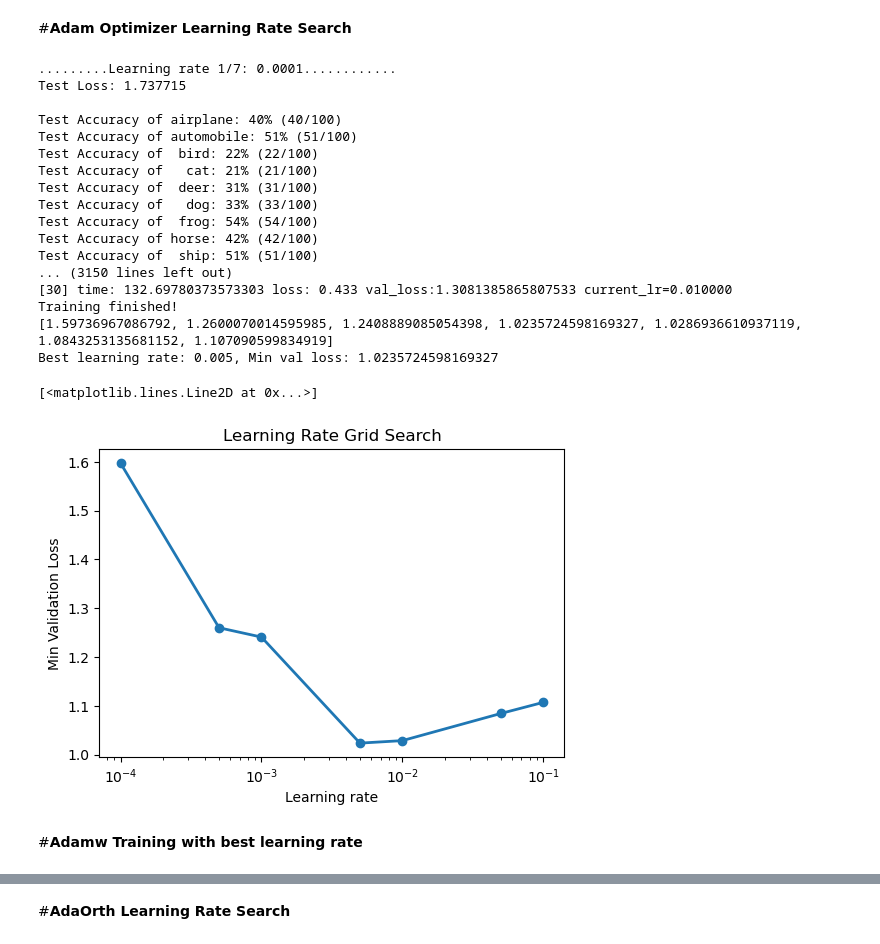
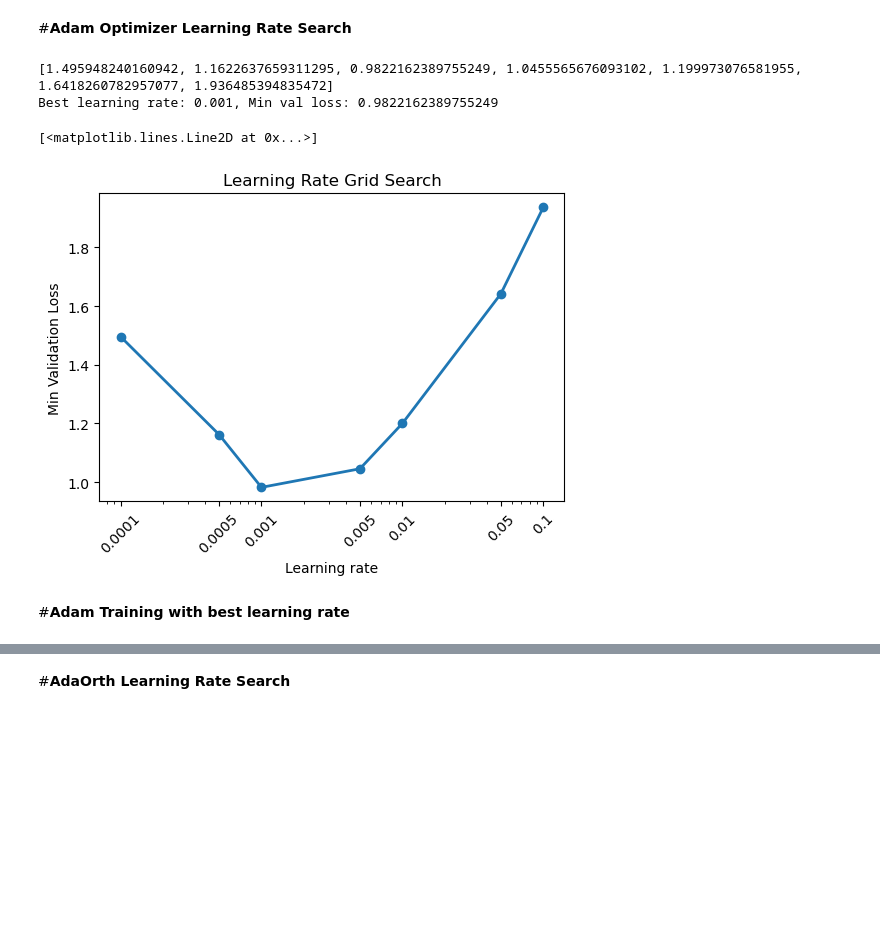
Before and after one commit to RayCyder/Intro, a Jupyter notebook: ResNet_Implementation_on_CIFAR10_2.ipynb, the cells around one changed output, grey strips where cells are left out. Saved outputs shown, nothing was run; the diff lists cells and outputs as text; code cells hidden in the pictures; blank space fills up the shorter version.

```diff
--- a/ResNet_Implementation_on_CIFAR10_2.ipynb
+++ b/ResNet_Implementation_on_CIFAR10_2.ipynb
@@ -681,7 +719,7 @@ learning_rates = [1e-4, 5e-4, 1e-3, 5e-3, 1e-2, 5e-2, 1e-1]
 #42
 result_mvr2 = [1.662683129310608, 1.5963122844696045, 1.4677045345306396,
            1.3441717624664307, 1.3620641231536865, 1.5036698579788208, 1.4877097606658936]
-epochs = 30
+epochs = 100
 def grids_search_val(get_optimizer):
   result = []
   for ii, learning_rate in enumerate(learning_rates):
@@ -696,8 +734,13 @@ def muonmvr2_optimizer(model,learning_rate):
   optimizer.initialize_optimizer(learning_rate)
   return optimizer
 #4242
+#on val
 result_mvr2 = [1.5750100761651993, 1.268349602818489, 1.1231343746185303,
           1.0403755232691765, 1.0844867303967476, 1.323870301246643, 1.095424696803093]
+#on test
+# result_mvr2 = [1.5052119940519333, 1.2015319392085075, 1.0384493470191956,
+#                1.053267389535904, 1.0702569410204887, 1.2238388806581497, 1.1795140504837036]
+
 
 if not result_mvr2:
   result_mvr2 = grids_search_val(muonmvr2_optimizer)
@@ -730,6 +774,7 @@ Best learning rate: 0.005, Min val loss: 1.0403755232691765
 # %% [markdown]
 #**training Model with MuonMVR2 using best learning rate**
 # %%
+learning_rate = 0.05 #from paper
 model_mvr2 = initialize_model(device)
-losses_mvr2,losses_mvr2_val, mvr2_acc, mvr2_time_cost = train_with_mvr2_once(model_mvr2,criterion,train_loader,val_loader,learning_rate,epochs)
+losses_mvr2,losses_mvr2_val, mvr2_acc, mvr2_time_cost = train_with_mvr2_once(model_mvr2,criterion,train_loader,test_loader,learning_rate,epochs)
 # %% [output]
@@ -799,9 +848,10 @@ Best learning rate: 0.1, Min val loss: 1.1808870360255241
 # %% [markdown]
 #**SGD Training Model with best learning rate**
 # %%
+learning_rate = 0.1 #from paper
 model_sgd = initialize_model(device)
 optimizer = SGDOptimizer(model_sgd,criterion,epochs)
 optimizer.initialize_optimizer(learning_rate)
-losses_sgd,losses_sgd_val,sgd_acc, sgd_time_cost = train_once(model_sgd,criterion,optimizer,train_loader,val_loader,learning_rate,epochs)
+losses_sgd,losses_sgd_val,sgd_acc, sgd_time_cost = train_once(model_sgd,criterion,optimizer,train_loader,test_loader,learning_rate,epochs)
 print("Training finished!")
 # %% [output]
@@ -825,11 +875,11 @@ Training finished!
 # %% [markdown]
 #**Adam Optimizer Learning Rate Search**
 # %%
-class AdamWOptimizer(BaseOptimizer):
+class AdamOptimizer(BaseOptimizer):
   def __init__(self,model,criterion,epochs):
     super().__init__(model,criterion,epochs)
   def initialize_optimizer(self, learning_rate):
-    optimizer = optim.AdamW(self.model.parameters(), lr=learning_rate, weight_decay=0.01)
+    optimizer = optim.Adam(self.model.parameters(), lr=learning_rate, weight_decay=0.01)
     # Cosine annealing: lr → eta_min by the end
     scheduler = torch.optim.lr_scheduler.CosineAnnealingLR(
         optimizer,
@@ -839,50 +889,37 @@ class AdamWOptimizer(BaseOptimizer):
     self.optimizer,self.scheduler =  optimizer, scheduler
 # %%
 def get_adam(model, learning_rate):
-    optimizer = AdamWOptimizer(model, criterion, epochs)
+    optimizer = AdamOptimizer(model, criterion, epochs)
     optimizer.initialize_optimizer(learning_rate)
     return optimizer
 #42
 result_adam = [2.1293160915374756, 1.8071961402893066, 1.66524338722229,
                1.6158260107040405, 1.6555125713348389, 1.9691908359527588, 1.6998178958892822]
 #4242
-result_adam = [1.59736967086792, 1.2600070014595985, 1.2408889085054398, 1.0235724598169327,
-                 1.0286936610937119, 1.0843253135681152, 1.107090599834919]
-
-
+#on val
+result_adam = [1.495948240160942, 1.1622637659311295, 0.9822162389755249,
+               1.0455565676093102, 1.199973076581955, 1.6418260782957077, 1.936485394835472]
+#on test loader
+# result_adam = [1.5130819529294968, 1.1102985590696335, 0.8878192976117134,
+#                1.0387712642550468, 1.2745014354586601, 1.5895605832338333, 1.947695329785347]
 if not result_adam:
     result_adam = grids_search_val(get_adam)
-    #result_adam = [float(x.cpu()) for x in result_adam]
 print(result_adam)
 min_index = result_adam.index(min(result_adam))
 learning_rate = learning_rates[min_index]
 print(f"Best learning rate: {learning_rate}, Min val loss: {result_adam[min_index]}")
 plt.figure(figsize=(6,4))
 plt.xscale('log')   # good practice for learning rates
 plt.xlabel("Learning rate")
 plt.ylabel("Min Validation Loss")
 plt.title("Learning Rate Grid Search")
+plt.xticks(learning_rates, labels=[str(lr) for lr in learning_rates],rotation=45)
 plt.plot(learning_rates, result_adam, label="Grid Search(Validataion Loss)", linewidth=2, marker='o')
 # %% [output]
-.........Learning rate 1/7: 0.0001............
-Test Loss: 1.737715
-
-Test Accuracy of airplane: 40% (40/100)
-Test Accuracy of automobile: 51% (51/100)
-Test Accuracy of  bird: 22% (22/100)
-Test Accuracy of   cat: 21% (21/100)
-Test Accuracy of  deer: 31% (31/100)
-Test Accuracy of   dog: 33% (33/100)
-Test Accuracy of  frog: 54% (54/100)
-Test Accuracy of horse: 42% (42/100)
-Test Accuracy of  ship: 51% (51/100)
-... (3150 lines left out)
-[30] time: 132.69780373573303 loss: 0.433 val_loss:1.3081385865807533 current_lr=0.010000
-Training finished!
-[1.59736967086792, 1.2600070014595985, 1.2408889085054398, 1.0235724598169327, 1.0286936610937119, 1.0843253135681152, 1.107090599834919]
-Best learning rate: 0.005, Min val loss: 1.0235724598169327
+[1.495948240160942, 1.1622637659311295, 0.9822162389755249, 1.0455565676093102, 1.199973076581955, 1.6418260782957077, 1.936485394835472]
+Best learning rate: 0.001, Min val loss: 0.9822162389755249
 [<matplotlib.lines.Line2D at 0x...>]
-[figure, old version]
+[figure, new version]
 # %% [markdown]
-#**Adamw Training with best learning rate**
+#**Adam Training with best learning rate**
 # %%
```
Also changed, not shown: parts of 20 cells of this notebook.
